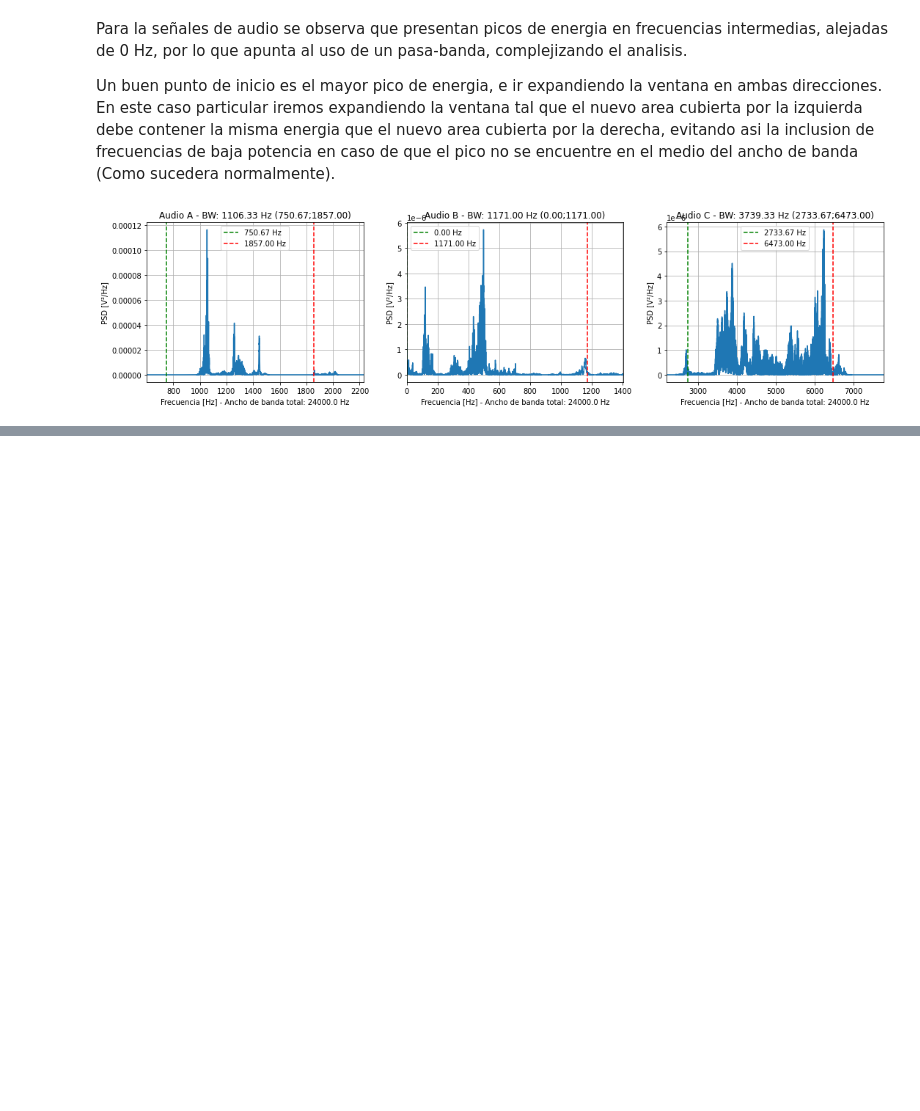
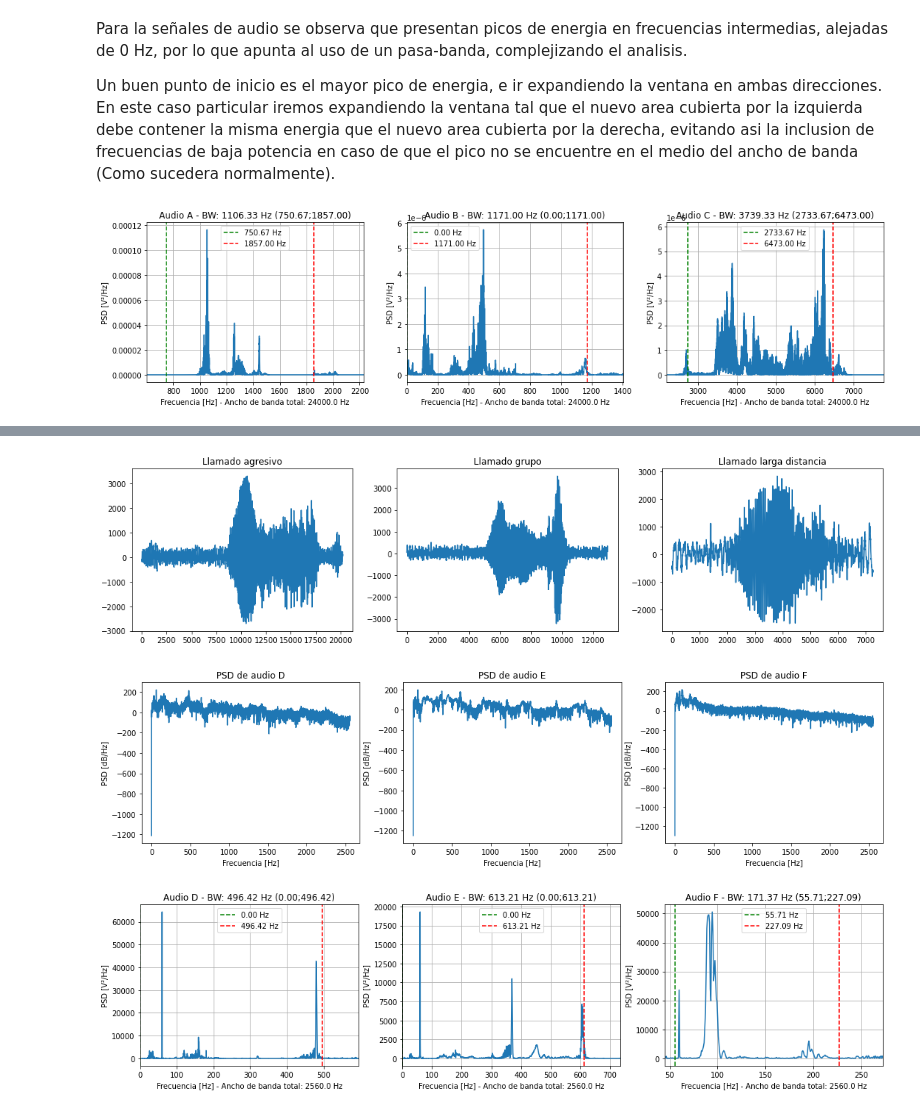
Before and after one commit to mnoe893/PDS_UTNBA_2025, a Jupyter notebook: TS7_estim_ancho_de_banda.ipynb, the cells around one changed output, grey strips where cells are left out. Drawn from its saved outputs; the diff is of its cells as text; code cells hidden in the pictures; blank space fills up the shorter version.

```diff
--- a/TS7_estim_ancho_de_banda.ipynb
+++ b/TS7_estim_ancho_de_banda.ipynb
@@ -215,0 +215,59 @@ https://service.iris.edu/fdsnws/dataselect/1/
+# %%
+# Obtengo datos del archivo .wav
+fs_audio_D, wav_data_D = sio.wavfile.read('signals_ts7/7900200T.wav')
+fs_audio_E, wav_data_E = sio.wavfile.read('signals_ts7/7900200U.wav')
+fs_audio_F, wav_data_F = sio.wavfile.read('signals_ts7/79002007.wav')
+
+# Calculo su PSD con periodogram()
+ff_wav_D, psd_wav_D = sig.periodogram(wav_data_D, fs=fs_audio_D); psd_wav_D_dB = 20*np.log(psd_wav_D)
+ff_wav_E, psd_wav_E = sig.periodogram(wav_data_E, fs=fs_audio_E); psd_wav_E_dB = 20*np.log(psd_wav_E)
+ff_wav_F, psd_wav_F = sig.periodogram(wav_data_F, fs=fs_audio_F); psd_wav_F_dB = 20*np.log(psd_wav_F)
+
+# Estimo un ancho de banda con mi funcion
+lim_izq_d,lim_der_d = obtener_bw_pasabanda(psd_wav_D,ff_wav_D,0.90)
+lim_izq_e,lim_der_e = obtener_bw_pasabanda(psd_wav_E,ff_wav_E,0.90)
+lim_izq_f,lim_der_f = obtener_bw_pasabanda(psd_wav_F,ff_wav_F,0.90)
+# %%
+### GRAFICOS ###
+
+##  GRAFICO TEMPORAL ##
+plt.figure(figsize=(18, 4))
+plt.subplot(1,3,1); plt.plot(wav_data_D); plt.title("Llamado agresivo")
+plt.subplot(1,3,2); plt.plot(wav_data_E); plt.title("Llamado grupo")
+plt.subplot(1,3,3); plt.plot(wav_data_F); plt.title("Llamado larga distancia")
+plt.show()
+
+## DENSIDAD ESPECTRAL DE POTENCIA ##
+plt.figure(figsize=(18, 4))
+plt.subplot(1,3,1); plt.plot(ff_wav_D, psd_wav_D_dB)
+plt.title("PSD de audio D"); plt.xlabel("Frecuencia [Hz]"); plt.ylabel("PSD [dB/Hz]")
+plt.subplot(1,3,2); plt.plot(ff_wav_E, psd_wav_E_dB)
+plt.title("PSD de audio E"); plt.xlabel("Frecuencia [Hz]"); plt.ylabel("PSD [dB/Hz]")
+plt.subplot(1,3,3); plt.plot(ff_wav_F, psd_wav_F_dB)
+plt.title("PSD de audio F"); plt.xlabel("Frecuencia [Hz]"); plt.ylabel("PSD [dB/Hz]")
+plt.show()
+
+## ESTIMACION ANCHO DE BANDA ##
+plt.figure(figsize=(18, 4))
+plt.subplot(1,3,1); plt.plot(ff_wav_D, psd_wav_D); plt.xlim(lim_izq_d*0.8, lim_der_d*1.2)
+plt.axvline(x=lim_izq_d, color='green', linestyle='--', label=f'{lim_izq_d:.2f} Hz')
+plt.axvline(x=lim_der_d, color='red', linestyle='--', label=f'{lim_der_d:.2f} Hz')
+plt.title(f"Audio D - BW: {lim_der_d-lim_izq_d:.2f} Hz ({lim_izq_d:.2f};{lim_der_d:.2f})")
+plt.xlabel(f"Frecuencia [Hz] - Ancho de banda total: {np.round(ff_wav_D[-1])} Hz"); plt.ylabel("PSD [V²/Hz]"); plt.grid(True); plt.legend()
+
+plt.subplot(1,3,2); plt.plot(ff_wav_E, psd_wav_E); plt.xlim(lim_izq_e*0.8, lim_der_e*1.2)
+plt.axvline(x=lim_izq_e, color='green', linestyle='--', label=f'{lim_izq_e:.2f} Hz')
+plt.axvline(x=lim_der_e, color='red', linestyle='--', label=f'{lim_der_e:.2f} Hz')
+plt.title(f"Audio E - BW: {lim_der_e-lim_izq_e:.2f} Hz ({lim_izq_e:.2f};{lim_der_e:.2f})")
+plt.xlabel(f"Frecuencia [Hz] - Ancho de banda total: {np.round(ff_wav_E[-1])} Hz"); plt.ylabel("PSD [V²/Hz]"); plt.grid(True); plt.legend()
+
+plt.subplot(1,3,3); plt.plot(ff_wav_F, psd_wav_F); plt.xlim(lim_izq_f*0.8, lim_der_f*1.2)
+plt.axvline(x=lim_izq_f, color='green', linestyle='--', label=f'{lim_izq_f:.2f} Hz')
+plt.axvline(x=lim_der_f, color='red', linestyle='--', label=f'{lim_der_f:.2f} Hz')
+plt.title(f"Audio F - BW: {lim_der_f-lim_izq_f:.2f} Hz ({lim_izq_f:.2f};{lim_der_f:.2f})")
+plt.xlabel(f"Frecuencia [Hz] - Ancho de banda total: {np.round(ff_wav_F[-1])} Hz"); plt.ylabel("PSD [V²/Hz]"); plt.grid(True); plt.legend()
+plt.show()
+# %% [output]
+[figure, added]
+[figure, added]
+[figure, added]
```
Also changed, not shown: parts of 11 cells of this notebook, 2 other files.
